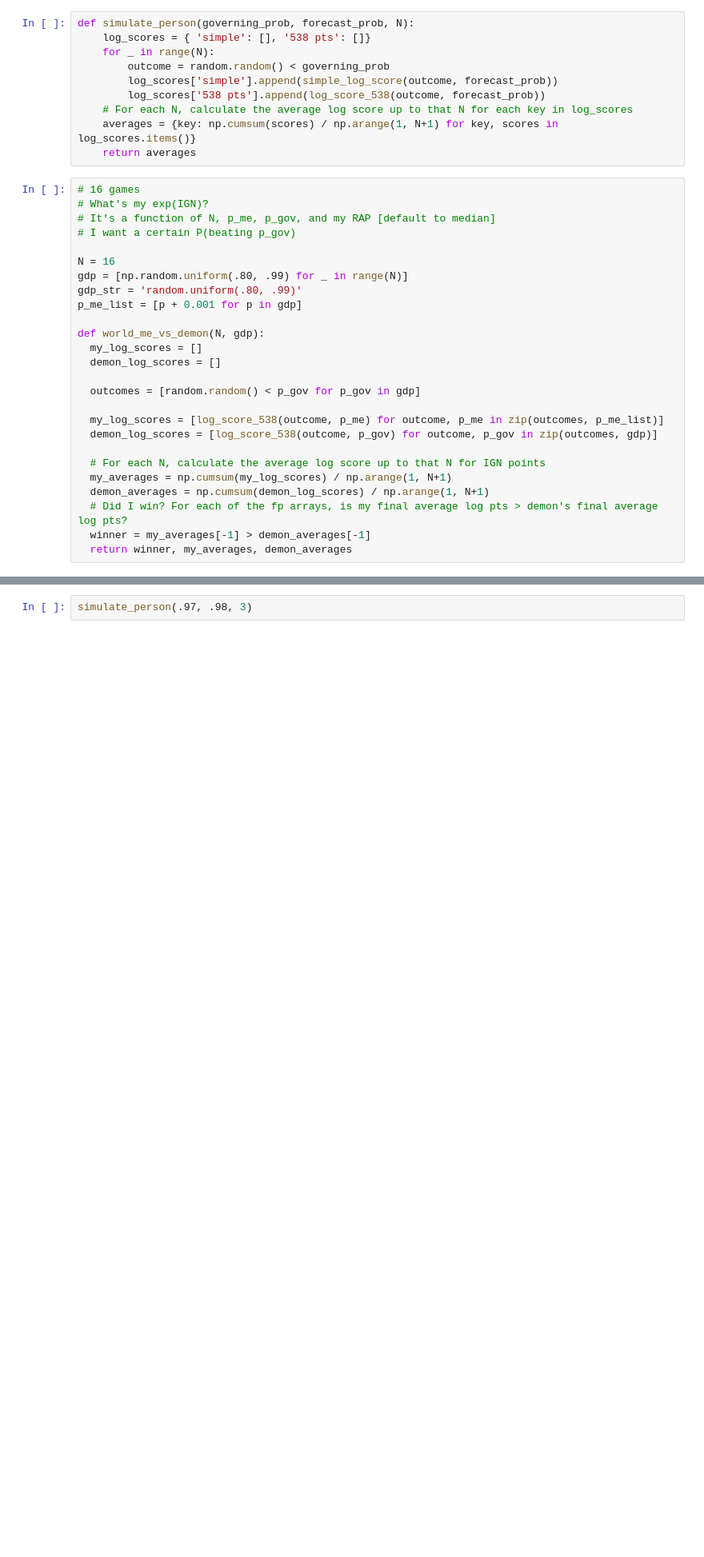
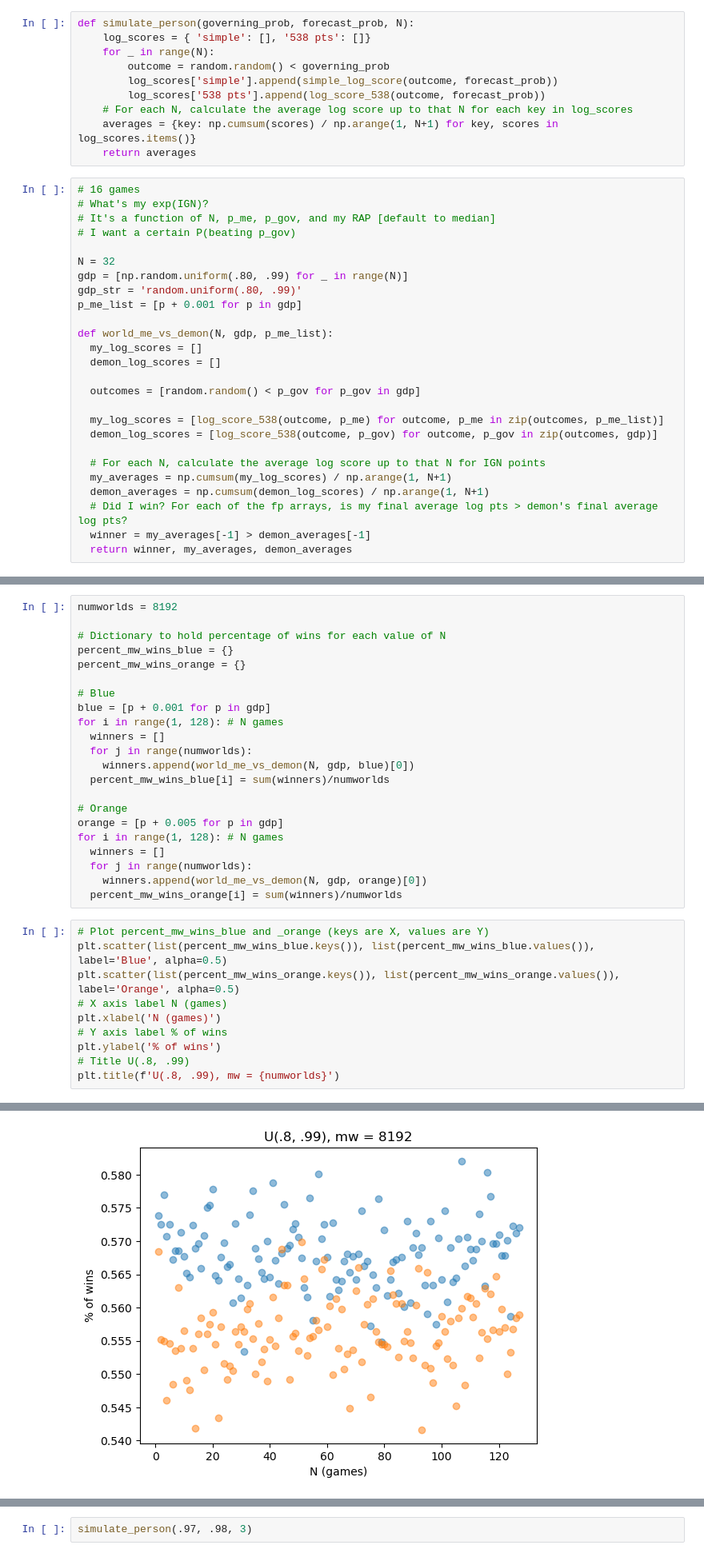
Before and after one commit to hickman-santini/local-proper, a Jupyter notebook: local_proper.ipynb, the cells around one changed output, grey strips where cells are left out. Shown at 80% size. Saved outputs shown, nothing was run; the diff lists cells and outputs as text; blank space fills up the shorter version.

```diff
--- a/local_proper.ipynb
+++ b/local_proper.ipynb
@@ -32,12 +32,12 @@ def simulate_person(governing_prob, forecast_prob, N):
 # It's a function of N, p_me, p_gov, and my RAP [default to median]
 # I want a certain P(beating p_gov)
 
-N = 16
+N = 32
 gdp = [np.random.uniform(.80, .99) for _ in range(N)]
 gdp_str = 'random.uniform(.80, .99)'
 p_me_list = [p + 0.001 for p in gdp]
 
-def world_me_vs_demon(N, gdp):
+def world_me_vs_demon(N, gdp, p_me_list):
   my_log_scores = []
   demon_log_scores = []
 
@@ -99,0 +115,33 @@ percent_mw_wins
+# %%
+numworlds = 8192
+
+# Dictionary to hold percentage of wins for each value of N
+percent_mw_wins_blue = {}
+percent_mw_wins_orange = {}
+
+# Blue
+blue = [p + 0.001 for p in gdp]
+for i in range(1, 128): # N games
+  winners = []
+  for j in range(numworlds):
+    winners.append(world_me_vs_demon(N, gdp, blue)[0])
+  percent_mw_wins_blue[i] = sum(winners)/numworlds
+
+# Orange
+orange = [p + 0.005 for p in gdp]
+for i in range(1, 128): # N games
+  winners = []
+  for j in range(numworlds):
+    winners.append(world_me_vs_demon(N, gdp, orange)[0])
+  percent_mw_wins_orange[i] = sum(winners)/numworlds
+# %%
+# Plot percent_mw_wins_blue and _orange (keys are X, values are Y)
+plt.scatter(list(percent_mw_wins_blue.keys()), list(percent_mw_wins_blue.values()), label='Blue', alpha=0.5)
+plt.scatter(list(percent_mw_wins_orange.keys()), list(percent_mw_wins_orange.values()), label='Orange', alpha=0.5)
+# X axis label N (games)
+plt.xlabel('N (games)')
+# Y axis label % of wins
+plt.ylabel('% of wins')
+# Title U(.8, .99)
+plt.title(f'U(.8, .99), mw = {numworlds}')
+# %% [output]
@@ -99,0 +149 @@ percent_mw_wins
+[figure, added]
```
Also changed, not shown: parts of 7 cells of this notebook.
